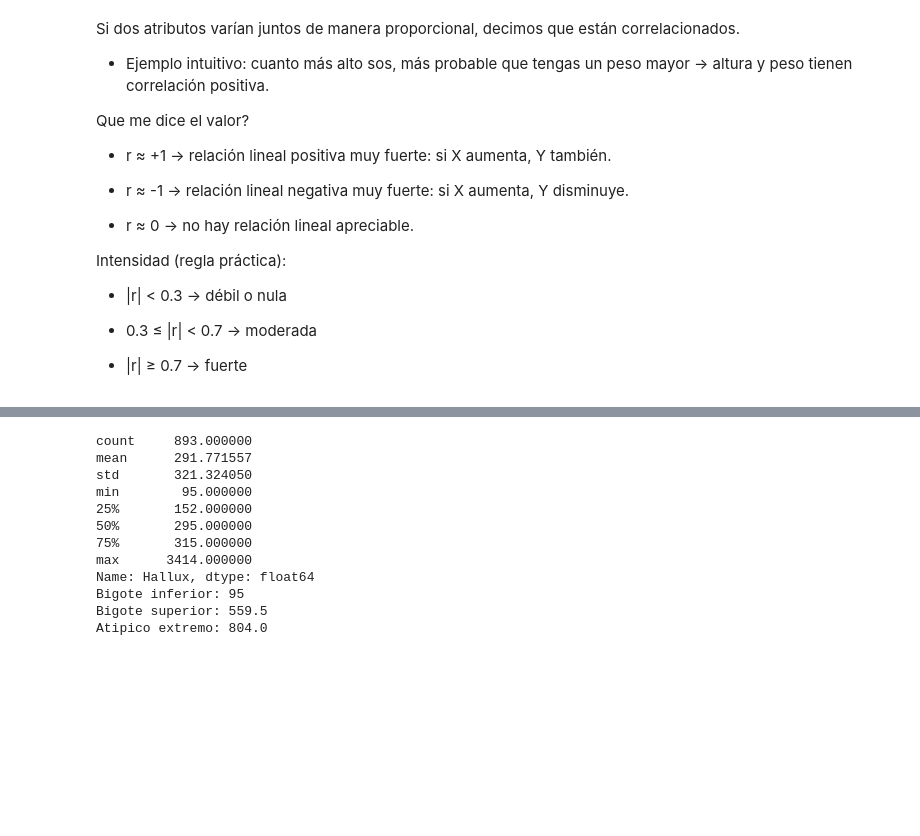
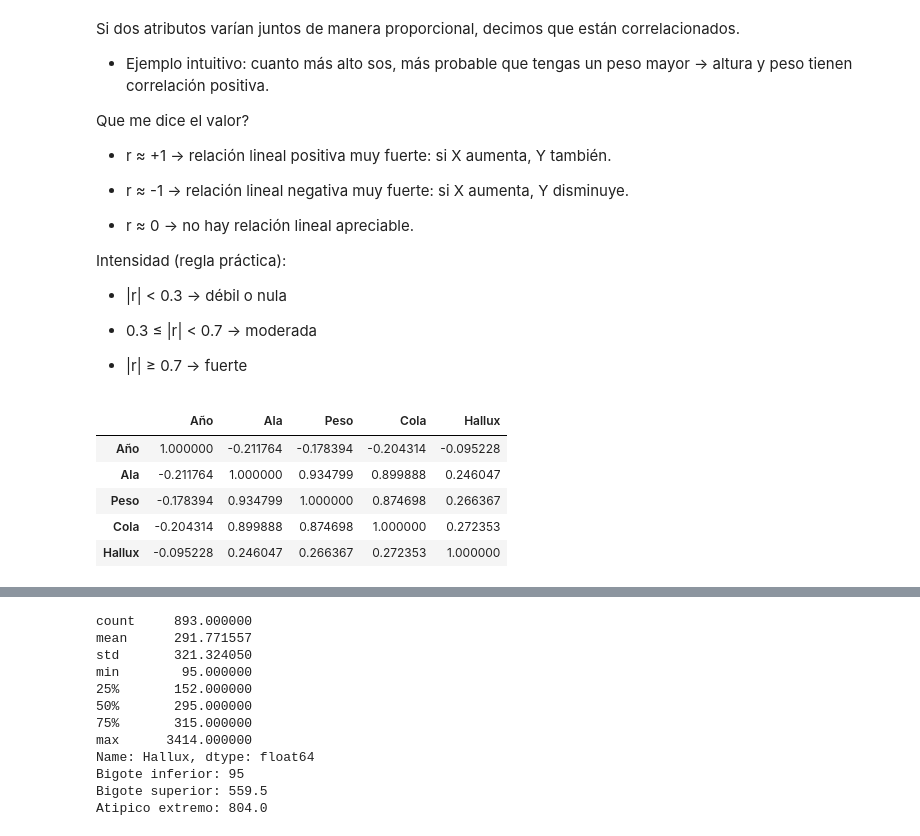
Before and after one commit to matespinetti/Deep-Learning-2025, a Jupyter notebook: practica2/ejercicio1.ipynb, the cells around one changed output, grey strips where cells are left out. Cells and saved outputs as stored; diff of their text form; code cells hidden in the pictures; blank space fills up the shorter version.

```diff
--- a/practica2/ejercicio1.ipynb
+++ b/practica2/ejercicio1.ipynb
@@ -53,6 +53,17 @@ Intensidad (regla práctica):
 - 0.3 ≤ |r| < 0.7 → moderada
 
 - |r| ≥ 0.7 → fuerte
+# %%
+columnas_numericas = df.select_dtypes(include=[np.number]).columns.tolist()
+corellation_matrix = df[columnas_numericas].corr()
+corellation_matrix
+# %% [output]
+|  | Año | Ala | Peso | Cola | Hallux |
+| Año | 1.000000 | -0.211764 | -0.178394 | -0.204314 | -0.095228 |
+| Ala | -0.211764 | 1.000000 | 0.934799 | 0.899888 | 0.246047 |
+| Peso | -0.178394 | 0.934799 | 1.000000 | 0.874698 | 0.266367 |
+| Cola | -0.204314 | 0.899888 | 0.874698 | 1.000000 | 0.272353 |
+| Hallux | -0.095228 | 0.246047 | 0.266367 | 0.272353 | 1.000000 |
 # %%
 corr = df['Ala'].corr(df['Cola'])
 print("Correlación Ala-Cola:", corr)
```
Also changed, not shown: parts of 3 cells of this notebook, 10 other files.
